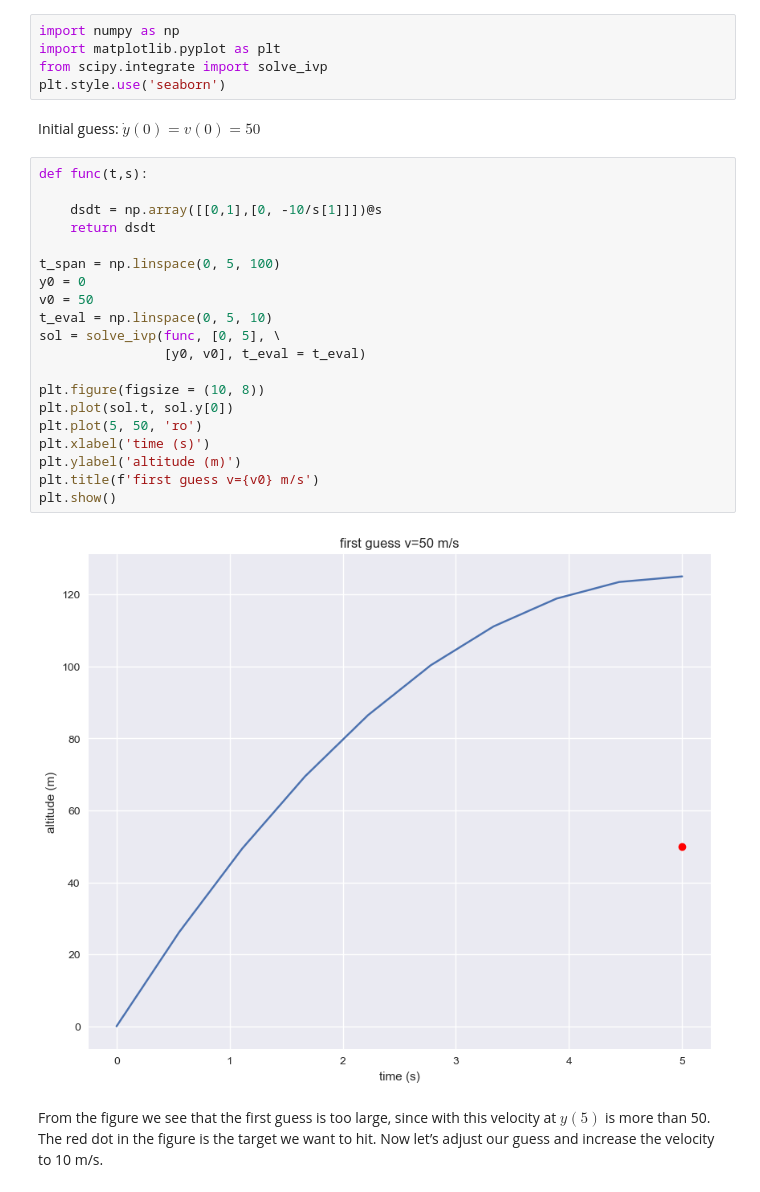
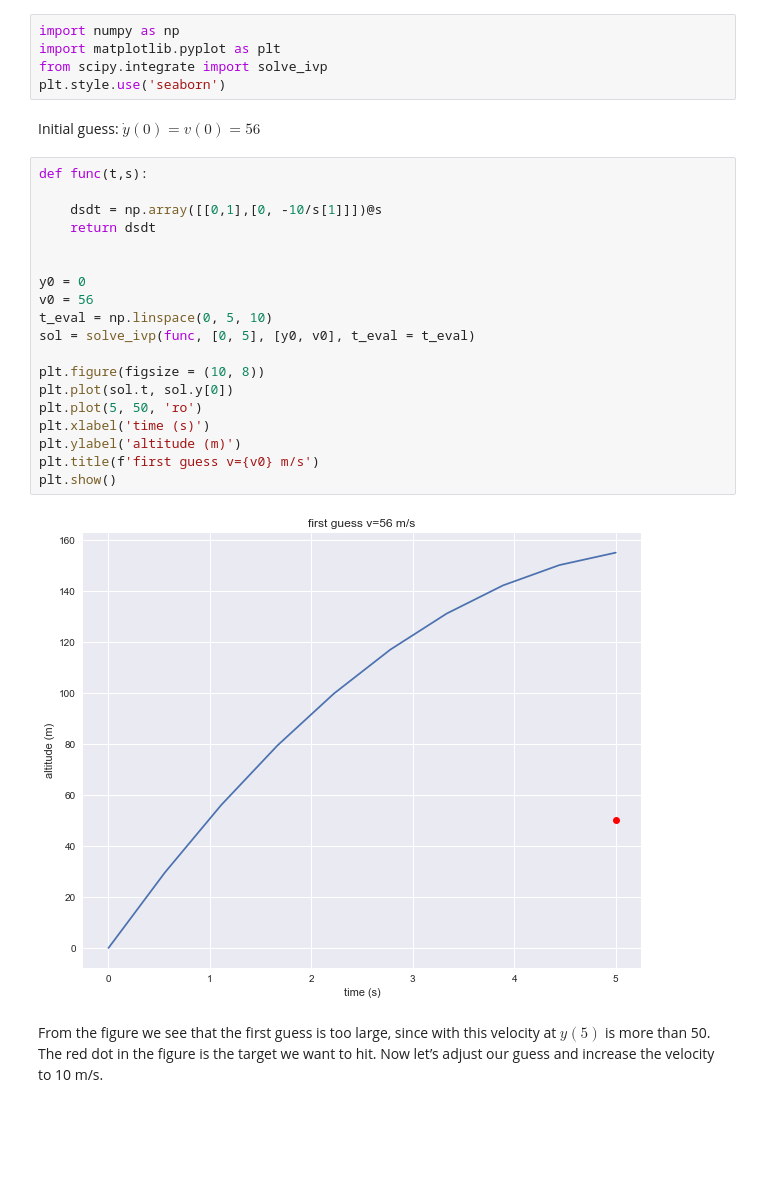
Before and after one commit to dguari1/BME3240_2021, a Jupyter notebook: Boundary Value Problems.ipynb, the cells around one changed output. Cells and saved outputs as stored; diff of their text form; blank space fills up the shorter version.

```diff
--- a/Boundary Value Problems.ipynb
+++ b/Boundary Value Problems.ipynb
@@ -75,29 +75,28 @@ import matplotlib.pyplot as plt
 from scipy.integrate import solve_ivp
 plt.style.use('seaborn')
 # %% [markdown]
-Initial guess: $\dot{y}(0)=v(0)=50$
+Initial guess: $\dot{y}(0)=v(0)=56$
 # %%
 def func(t,s):
 
     dsdt = np.array([[0,1],[0, -10/s[1]]])@s
     return dsdt
 
-t_span = np.linspace(0, 5, 100)
+
 y0 = 0
-v0 = 50
+v0 = 56
 t_eval = np.linspace(0, 5, 10)
-sol = solve_ivp(func, [0, 5], \
-                [y0, v0], t_eval = t_eval)
+sol = solve_ivp(func, [0, 5], [y0, v0], t_eval = t_eval)
 
 plt.figure(figsize = (10, 8))
 plt.plot(sol.t, sol.y[0])
 plt.plot(5, 50, 'ro')
 plt.xlabel('time (s)')
 plt.ylabel('altitude (m)')
 plt.title(f'first guess v={v0} m/s')
 plt.show()
 # %% [output]
-[figure, old version]
+[figure, new version]
 # %% [markdown]
 From the figure we see that the first guess is too large, since with this velocity at $y(5)$ is more than 50. The red dot in the figure is the target we want to hit. Now let’s adjust our guess and increase the velocity to 10 m/s.
 # %% [markdown]
```
Also changed, not shown: parts of 1 cell of this notebook, 2 other files.
